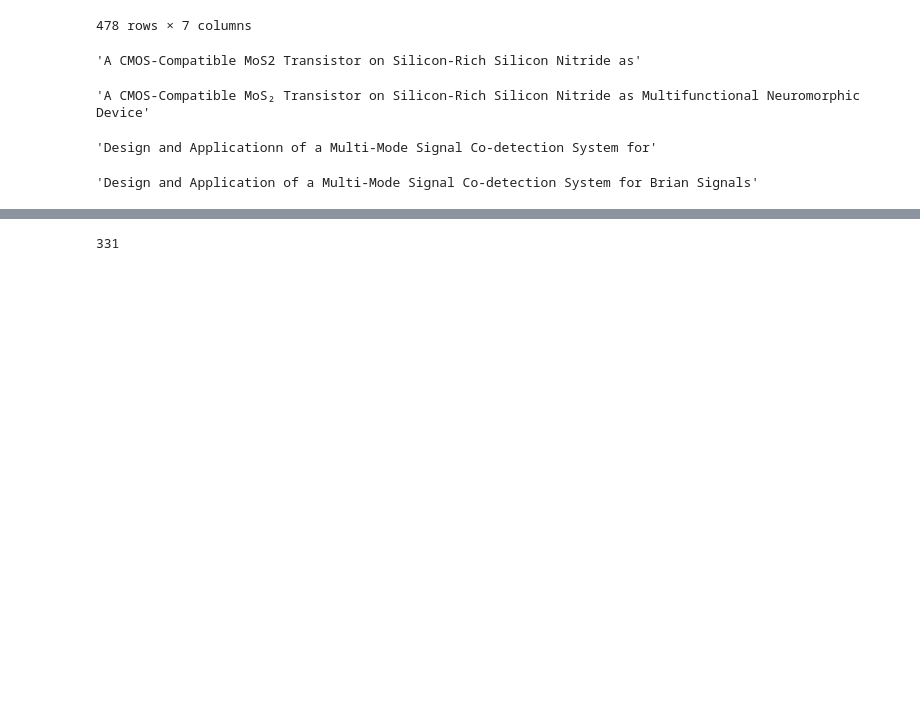
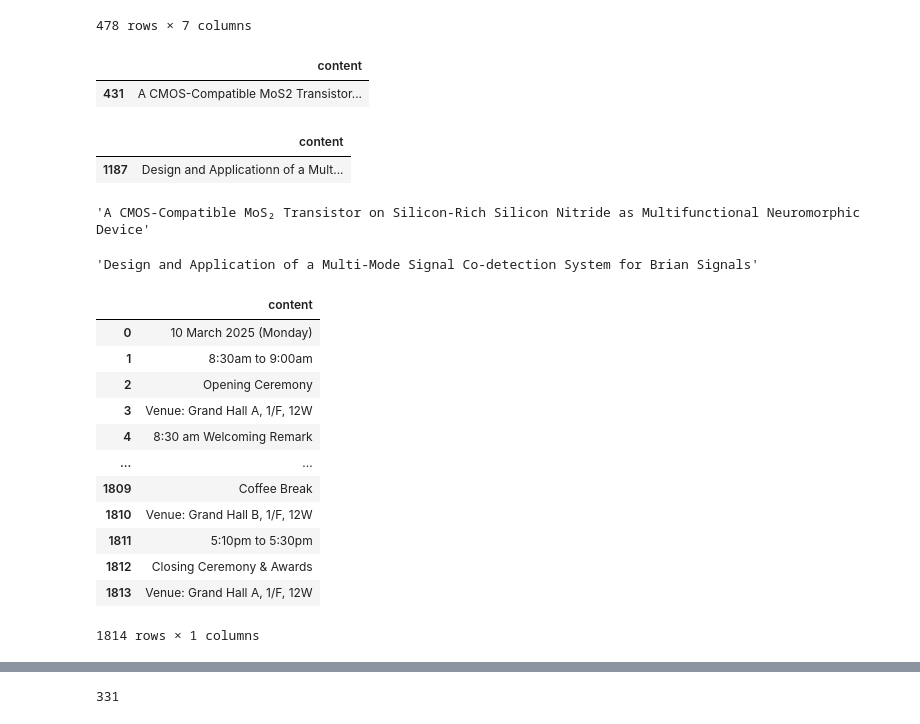
Before and after one commit to PengmyHKU/EDTM_proceeding, a Jupyter notebook: process.ipynb, the cells around one changed output, grey strips where cells are left out. Saved outputs shown, nothing was run; the diff lists cells and outputs as text; code cells hidden in the pictures; blank space fills up the shorter version.

Commit message:
update for new program book

```diff
--- a/process.ipynb
+++ b/process.ipynb
@@ -150,26 +150,27 @@ program = pd.read_csv('program_final_3days.csv',header=None,encoding='utf-8-sig'
 # %%
 program.columns=['content']
 # program = program[:-6]
-# %%
-program.loc[428,'content']
-# %% [output]
-'A CMOS-Compatible MoS2 Transistor on Silicon-Rich Silicon Nitride as'
+# %%
+program.loc[program['content']=="A CMOS-Compatible MoS2 Transistor on Silicon-Rich Silicon Nitride as"]
+# %% [output]
+|  | content |
+| 431 | A CMOS-Compatible MoS2 Transistor... |
+# %%
+program.loc[program['content']=="Design and Applicationn of a Multi-Mode Signal Co-detection System for"]
+# %% [output]
+|  | content |
+| 1187 | Design and Applicationn of a Mult... |
 # %%
 data.loc[334,'title']
 # %% [output]
 'A CMOS-Compatible MoS₂ Transistor on Silicon-Rich Silicon Nitride as Multifunctional Neuromorphic Device'
-# %%
-program.loc[1181,'content']
-# %% [output]
-'Design and Applicationn of a Multi-Mode Signal Co-detection System for'
 # %%
 data.loc[110,'title']
 # %% [output]
 'Design and Application of a Multi-Mode Signal Co-detection System for Brian Signals'
 # %%
-# program.loc[928,'content'] = 'Design and Application of a Multi-Mode Signal Co-detection System for Brian Signals'
-program.loc[428,'content'] = data.loc[334,'title']
-program.loc[1181,'content'] = data.loc[110,'title']
+program.loc[431,'content'] = data.loc[334,'title']
+program.loc[1187,'content'] = data.loc[110,'title']
 # %%
 pages = [str(i) for i in np.arange(13,93)]
 for i in range(program.__len__()):
@@ -178,6 +179,22 @@ for i in range(program.__len__()):
         program.drop(index=i,inplace=True)
 
 program.reset_index(inplace=True,drop=True)
+# %%
+program
+# %% [output]
+|  | content |
+| 0 | 10 March 2025 (Monday) |
+| 1 | 8:30am to 9:00am |
+| 2 | Opening Ceremony |
+| 3 | Venue: Grand Hall A, 1/F, 12W |
+| 4 | 8:30 am Welcoming Remark |
+| ... | ... |
+| 1809 | Coffee Break |
+| 1810 | Venue: Grand Hall B, 1/F, 12W |
+| 1811 | 5:10pm to 5:30pm |
+| 1812 | Closing Ceremony & Awards |
+| 1813 | Venue: Grand Hall A, 1/F, 12W |
+1814 rows × 1 columns
 # %%
 day = 'unknown'
 time = 'unknown'
```
Also changed, not shown: parts of 11 cells of this notebook, 3 other files.
